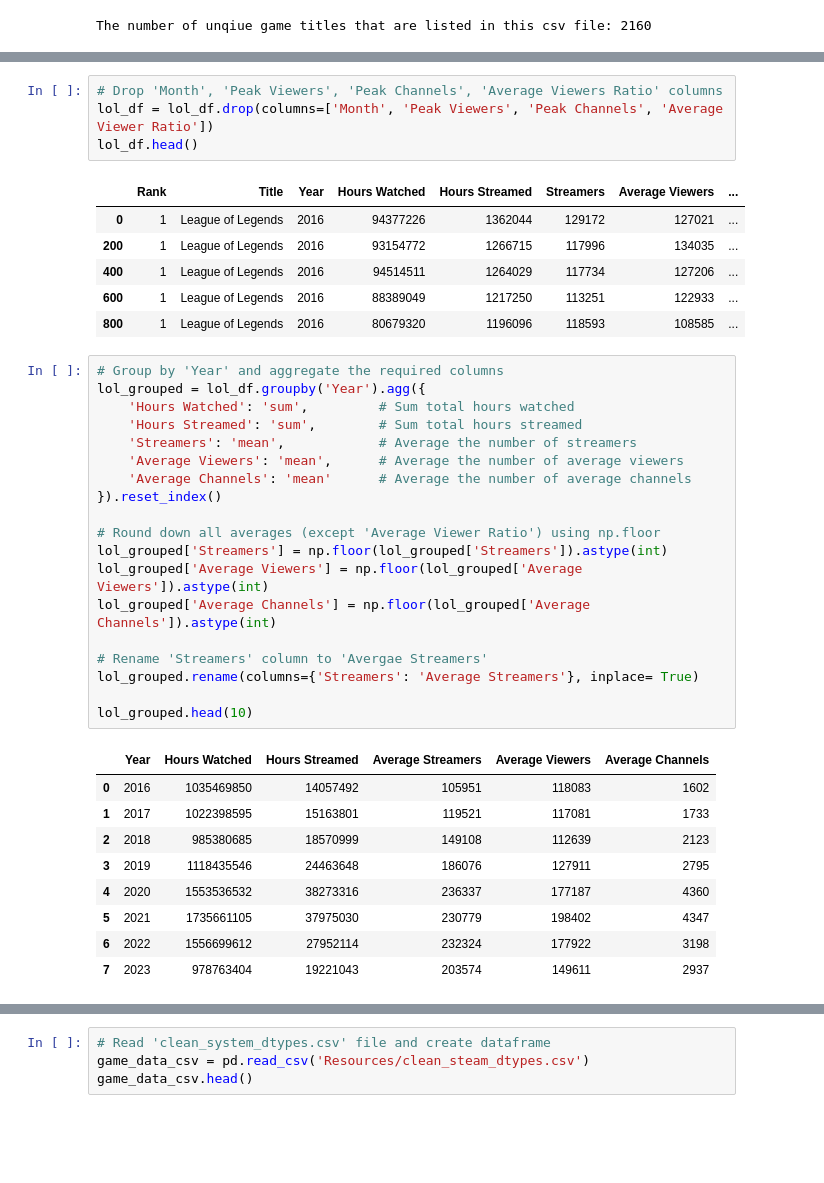
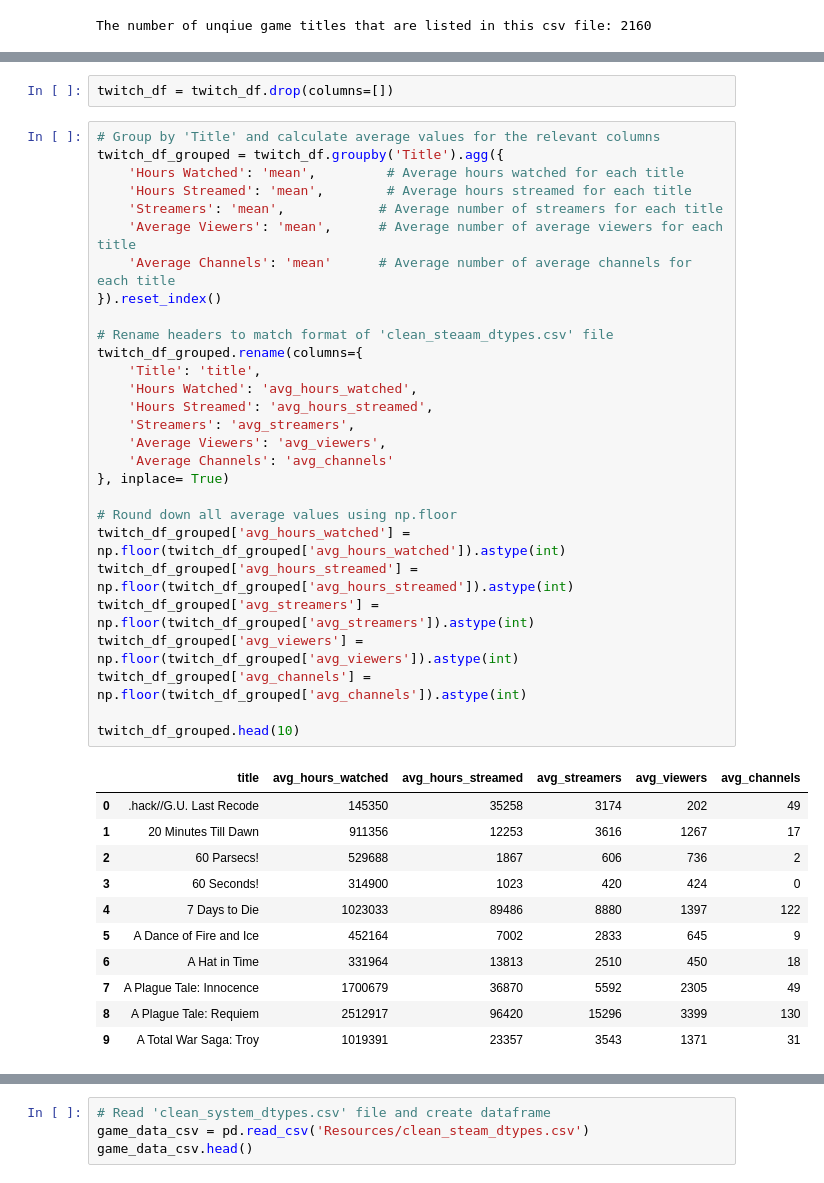
Before and after one commit to rponticelli0/Project_3_Group_7, a Jupyter notebook: twitch_csv_analysis.ipynb, the cells around one changed output, grey strips where cells are left out. Cells and saved outputs as stored; diff of their text form; blank space fills up the shorter version.

```diff
--- a/twitch_csv_analysis.ipynb
+++ b/twitch_csv_analysis.ipynb
@@ -91,40 +78,42 @@ lol_df.head()
-# %%
-# Drop 'Month', 'Peak Viewers', 'Peak Channels', 'Average Viewers Ratio' columns
-lol_df = lol_df.drop(columns=['Month', 'Peak Viewers', 'Peak Channels', 'Average Viewer Ratio'])
-lol_df.head()
-# %% [output]
-|  | Rank | Title | Year | Hours Watched | Hours Streamed | Streamers | Average Viewers | ... |
-| 0 | 1 | League of Legends | 2016 | 94377226 | 1362044 | 129172 | 127021 | ... |
-| 200 | 1 | League of Legends | 2016 | 93154772 | 1266715 | 117996 | 134035 | ... |
-| 400 | 1 | League of Legends | 2016 | 94514511 | 1264029 | 117734 | 127206 | ... |
-| 600 | 1 | League of Legends | 2016 | 88389049 | 1217250 | 113251 | 122933 | ... |
-| 800 | 1 | League of Legends | 2016 | 80679320 | 1196096 | 118593 | 108585 | ... |
+# %%
+twitch_df = twitch_df.drop(columns=[])
 # %%
-# Group by 'Year' and aggregate the required columns
-lol_grouped = lol_df.groupby('Year').agg({
-    'Hours Watched': 'sum',         # Sum total hours watched
-    'Hours Streamed': 'sum',        # Sum total hours streamed
-    'Streamers': 'mean',            # Average the number of streamers
-    'Average Viewers': 'mean',      # Average the number of average viewers
-    'Average Channels': 'mean'      # Average the number of average channels
+# Group by 'Title' and calculate average values for the relevant columns
+twitch_df_grouped = twitch_df.groupby('Title').agg({
+    'Hours Watched': 'mean',         # Average hours watched for each title
+    'Hours Streamed': 'mean',        # Average hours streamed for each title
+    'Streamers': 'mean',            # Average number of streamers for each title
+    'Average Viewers': 'mean',      # Average number of average viewers for each title
+    'Average Channels': 'mean'      # Average number of average channels for each title
 }).reset_index()
 
-# Round down all averages (except 'Average Viewer Ratio') using np.floor
-lol_grouped['Streamers'] = np.floor(lol_grouped['Streamers']).astype(int)
-lol_grouped['Average Viewers'] = np.floor(lol_grouped['Average Viewers']).astype(int)
-lol_grouped['Average Channels'] = np.floor(lol_grouped['Average Channels']).astype(int)
+# Rename headers to match format of 'clean_steaam_dtypes.csv' file
+twitch_df_grouped.rename(columns={
+    'Title': 'title',
+    'Hours Watched': 'avg_hours_watched',
+    'Hours Streamed': 'avg_hours_streamed',
+    'Streamers': 'avg_streamers',
+    'Average Viewers': 'avg_viewers',
+    'Average Channels': 'avg_channels'
+}, inplace= True)
 
-# Rename 'Streamers' column to 'Avergae Streamers'
-lol_grouped.rename(columns={'Streamers': 'Average Streamers'}, inplace= True)
+# Round down all average values using np.floor
+twitch_df_grouped['avg_hours_watched'] = np.floor(twitch_df_grouped['avg_hours_watched']).astype(int)
+twitch_df_grouped['avg_hours_streamed'] = np.floor(twitch_df_grouped['avg_hours_streamed']).astype(int)
+twitch_df_grouped['avg_streamers'] = np.floor(twitch_df_grouped['avg_streamers']).astype(int)
+twitch_df_grouped['avg_viewers'] = np.floor(twitch_df_grouped['avg_viewers']).astype(int)
+twitch_df_grouped['avg_channels'] = np.floor(twitch_df_grouped['avg_channels']).astype(int)
 
-lol_grouped.head(10)
+twitch_df_grouped.head(10)
 # %% [output]
-|  | Year | Hours Watched | Hours Streamed | Average Streamers | Average Viewers | Average Channels |
-| 0 | 2016 | 1035469850 | 14057492 | 105951 | 118083 | 1602 |
-| 1 | 2017 | 1022398595 | 15163801 | 119521 | 117081 | 1733 |
-| 2 | 2018 | 985380685 | 18570999 | 149108 | 112639 | 2123 |
-| 3 | 2019 | 1118435546 | 24463648 | 186076 | 127911 | 2795 |
-| 4 | 2020 | 1553536532 | 38273316 | 236337 | 177187 | 4360 |
-| 5 | 2021 | 1735661105 | 37975030 | 230779 | 198402 | 4347 |
-| 6 | 2022 | 1556699612 | 27952114 | 232324 | 177922 | 3198 |
-| 7 | 2023 | 978763404 | 19221043 | 203574 | 149611 | 2937 |
+|  | title | avg_hours_watched | avg_hours_streamed | avg_streamers | avg_viewers | avg_channels |
+| 0 | .hack//G.U. Last Recode | 145350 | 35258 | 3174 | 202 | 49 |
+| 1 | 20 Minutes Till Dawn | 911356 | 12253 | 3616 | 1267 | 17 |
+| 2 | 60 Parsecs! | 529688 | 1867 | 606 | 736 | 2 |
+| 3 | 60 Seconds! | 314900 | 1023 | 420 | 424 | 0 |
+| 4 | 7 Days to Die | 1023033 | 89486 | 8880 | 1397 | 122 |
+| 5 | A Dance of Fire and Ice | 452164 | 7002 | 2833 | 645 | 9 |
+| 6 | A Hat in Time | 331964 | 13813 | 2510 | 450 | 18 |
+| 7 | A Plague Tale: Innocence | 1700679 | 36870 | 5592 | 2305 | 49 |
+| 8 | A Plague Tale: Requiem | 2512917 | 96420 | 15296 | 3399 | 130 |
+| 9 | A Total War Saga: Troy | 1019391 | 23357 | 3543 | 1371 | 31 |
```
Also changed, not shown: parts of 8 cells of this notebook, 2 other files.
